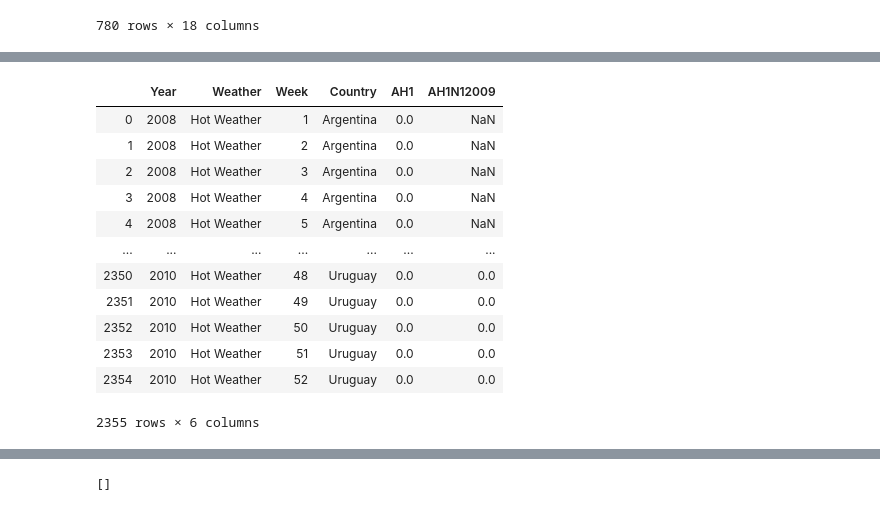
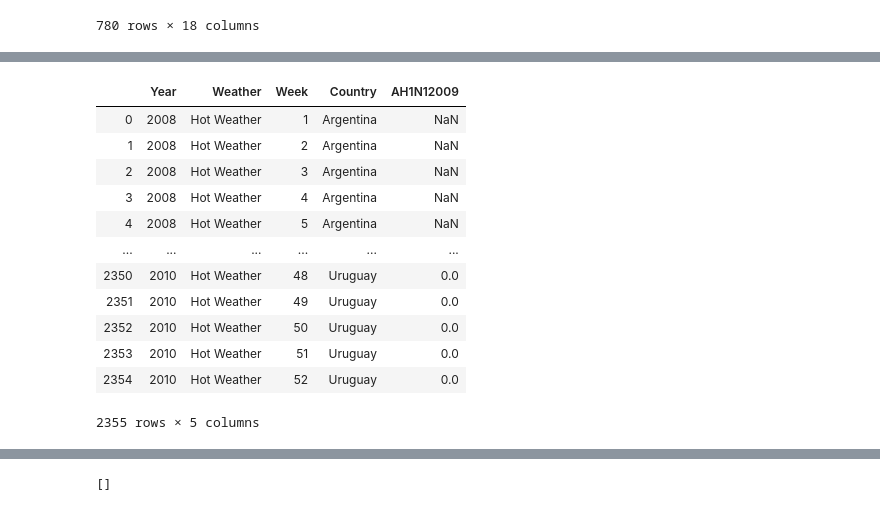
Before and after one commit to kgremillion/Analyzing_Pandemics, a Jupyter notebook: Data/Reading and Analyzing Data N1H1 America Region.ipynb.ipynb, the cells around one changed output, grey strips where cells are left out. Drawn from its saved outputs; the diff is of its cells as text; code cells hidden in the pictures.

```diff
--- a/Data/Reading and Analyzing Data N1H1 America Region.ipynb.ipynb
+++ b/Data/Reading and Analyzing Data N1H1 America Region.ipynb.ipynb
@@ -85,19 +249,20 @@ Data2008_flu
 # %%
-weather_flu_df = influenza_data[['Year','Weather','Week','Country','AH1','AH1N12009']]
+#creatin df for ah1n1
 
-weather_flu_df
+ah1n1_flu_df = influenza_data[['Year','Weather','Week','Country','AH1N12009']]
+ah1n1_flu_df
 # %% [output]
-|  | Year | Weather | Week | Country | AH1 | AH1N12009 |
-| 0 | 2008 | Hot Weather | 1 | Argentina | 0.0 | NaN |
-| 1 | 2008 | Hot Weather | 2 | Argentina | 0.0 | NaN |
-| 2 | 2008 | Hot Weather | 3 | Argentina | 0.0 | NaN |
-| 3 | 2008 | Hot Weather | 4 | Argentina | 0.0 | NaN |
-| 4 | 2008 | Hot Weather | 5 | Argentina | 0.0 | NaN |
-| ... | ... | ... | ... | ... | ... | ... |
-| 2350 | 2010 | Hot Weather | 48 | Uruguay | 0.0 | 0.0 |
-| 2351 | 2010 | Hot Weather | 49 | Uruguay | 0.0 | 0.0 |
-| 2352 | 2010 | Hot Weather | 50 | Uruguay | 0.0 | 0.0 |
-| 2353 | 2010 | Hot Weather | 51 | Uruguay | 0.0 | 0.0 |
-| 2354 | 2010 | Hot Weather | 52 | Uruguay | 0.0 | 0.0 |
+|  | Year | Weather | Week | Country | AH1N12009 |
+| 0 | 2008 | Hot Weather | 1 | Argentina | NaN |
+| 1 | 2008 | Hot Weather | 2 | Argentina | NaN |
+| 2 | 2008 | Hot Weather | 3 | Argentina | NaN |
+| 3 | 2008 | Hot Weather | 4 | Argentina | NaN |
+| 4 | 2008 | Hot Weather | 5 | Argentina | NaN |
+| ... | ... | ... | ... | ... | ... |
+| 2350 | 2010 | Hot Weather | 48 | Uruguay | 0.0 |
+| 2351 | 2010 | Hot Weather | 49 | Uruguay | 0.0 |
+| 2352 | 2010 | Hot Weather | 50 | Uruguay | 0.0 |
+| 2353 | 2010 | Hot Weather | 51 | Uruguay | 0.0 |
+| 2354 | 2010 | Hot Weather | 52 | Uruguay | 0.0 |
-2355 rows × 6 columns
+2355 rows × 5 columns
 # %%
```
Also changed, not shown: parts of 26 cells of this notebook, 6 other files.
